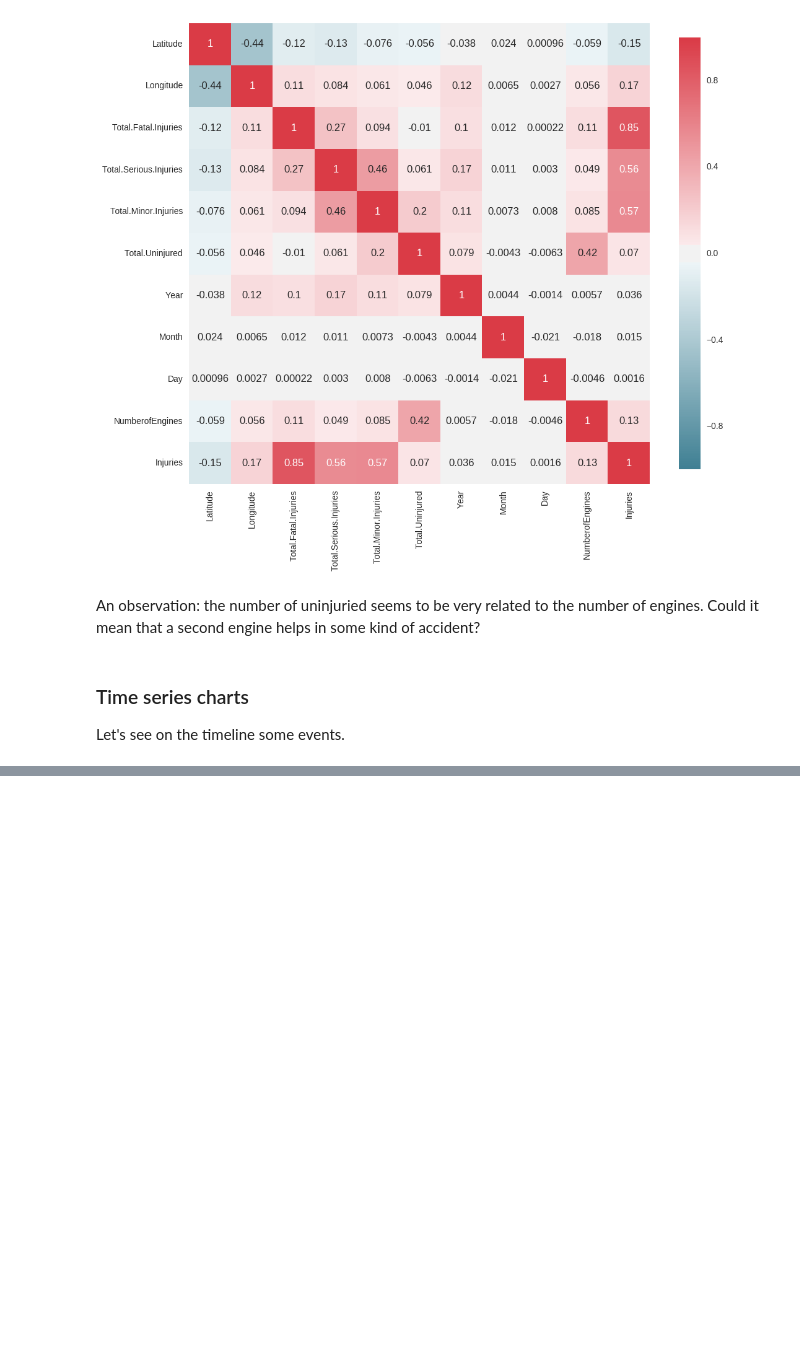
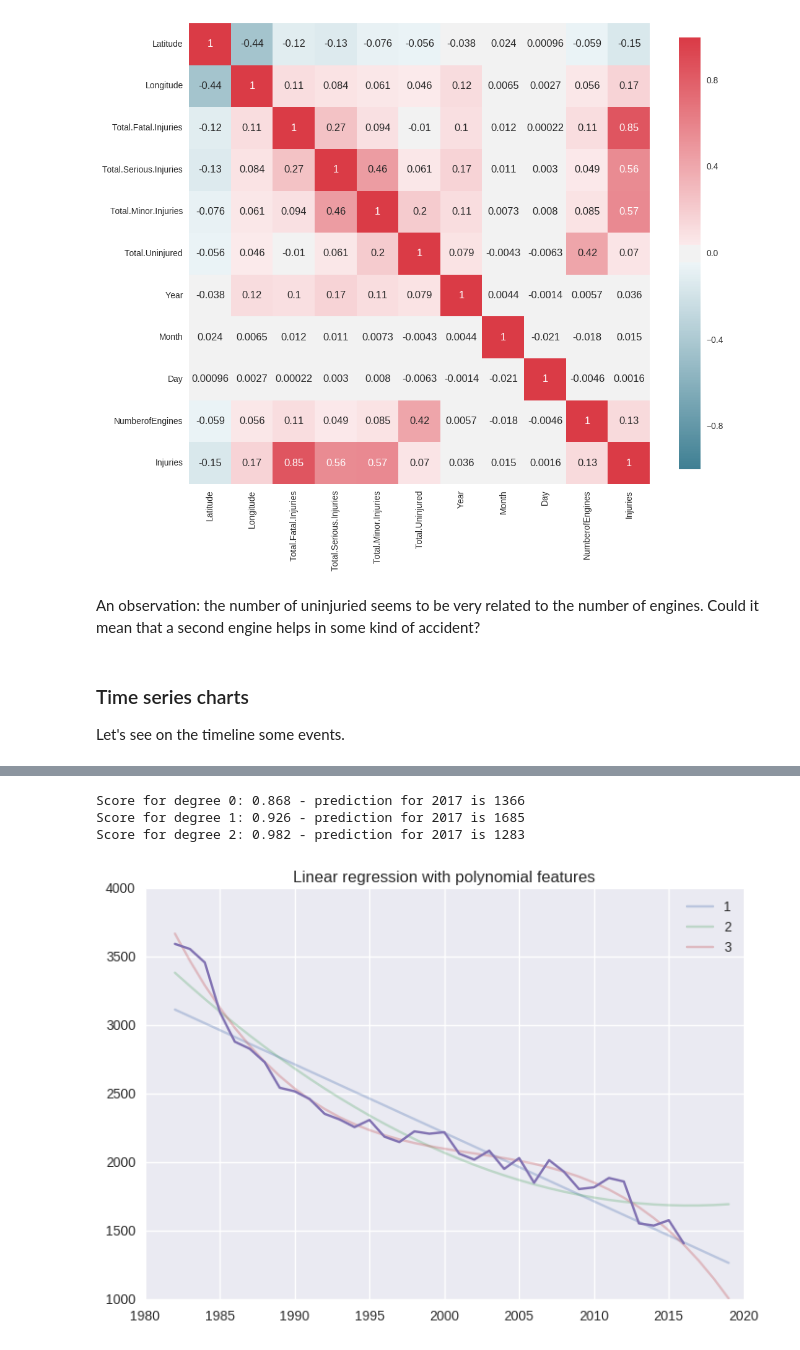
Before and after one commit to ddmng/jupyter-test, a Jupyter notebook: aviation/Exploring aviation data.ipynb, the cells around one changed output, grey strips where cells are left out. Saved outputs shown, nothing was run; the diff lists cells and outputs as text; code cells hidden in the pictures; blank space fills up the shorter version.

Commit message:
added linear regression

```diff
--- a/aviation/Exploring aviation data.ipynb
+++ b/aviation/Exploring aviation data.ipynb
@@ -469,0 +474,43 @@ a = plt.setp(g.get_xticklabels(), rotation=90)
+# %%
+from sklearn.linear_model import LinearRegression, Ridge, Lasso
+from sklearn.ensemble import RandomForestRegressor
+from sklearn.preprocessing import PolynomialFeatures
+from sklearn.pipeline import Pipeline
+from sklearn.model_selection import cross_val_score
+
+
+events_per_year = df.groupby(by='Year').count()['Event.Id']
+events_per_year.drop(2017, axis=0, inplace=True)
+
+X = [ [y] for y in events_per_year.index.values]
+y = [ [e] for e in events_per_year.as_matrix()]
+
+
+degrees = [1,2,3]
+lr_pred_X = [[y] for y in range(1982, 2020)]
+for i in range(len(degrees)):
+    polynomial_features = PolynomialFeatures(degree=degrees[i],
+                                             include_bias=False)
+    linear_regression = LinearRegression()
+    pipeline = Pipeline([("polynomial_features", polynomial_features),
+                         ("linear_regression", linear_regression)])
+    pipeline.fit(X, y)
+
+    # Evaluate the models using crossvalidation
+    scores = cross_val_score(pipeline, X, y,
+                             scoring="neg_mean_squared_error", cv=10)
+    lr_pred=pipeline.predict(lr_pred_X)
+    plt.plot(lr_pred_X, lr_pred, alpha=.3)
+
+    print("Score for degree %d: %.3f - prediction for 2017 is %d" % (i, pipeline.score(X, y), lr_pred[35]))
+
+plt.plot(X, y)
+plt.title("Linear regression with polynomial features")
+plt.legend(labels=degrees)
+
+plt.show()
+# %% [output]
+Score for degree 0: 0.868 - prediction for 2017 is 1366
+Score for degree 1: 0.926 - prediction for 2017 is 1685
+Score for degree 2: 0.982 - prediction for 2017 is 1283
+[figure, added]
```
Also changed, not shown: parts of 5 cells of this notebook.
